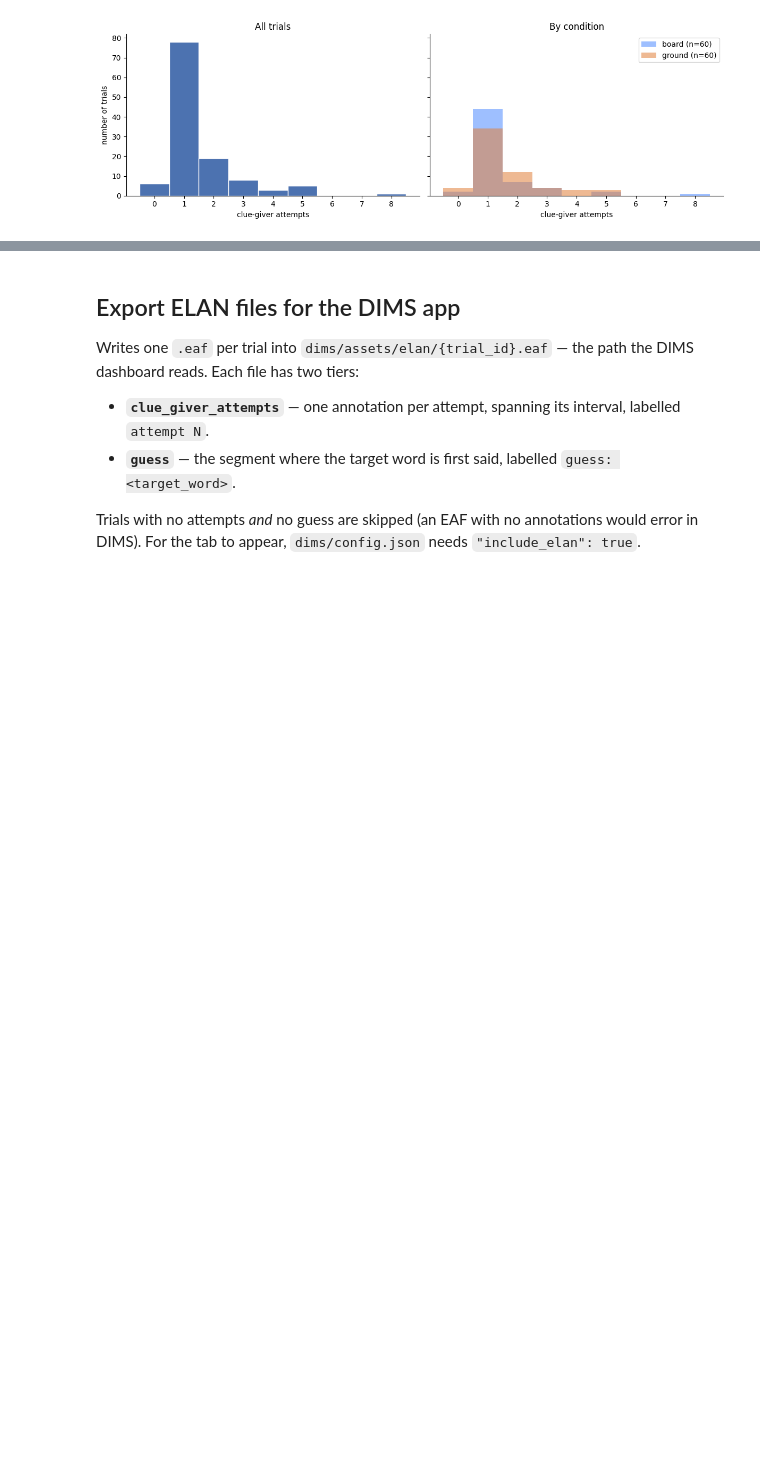
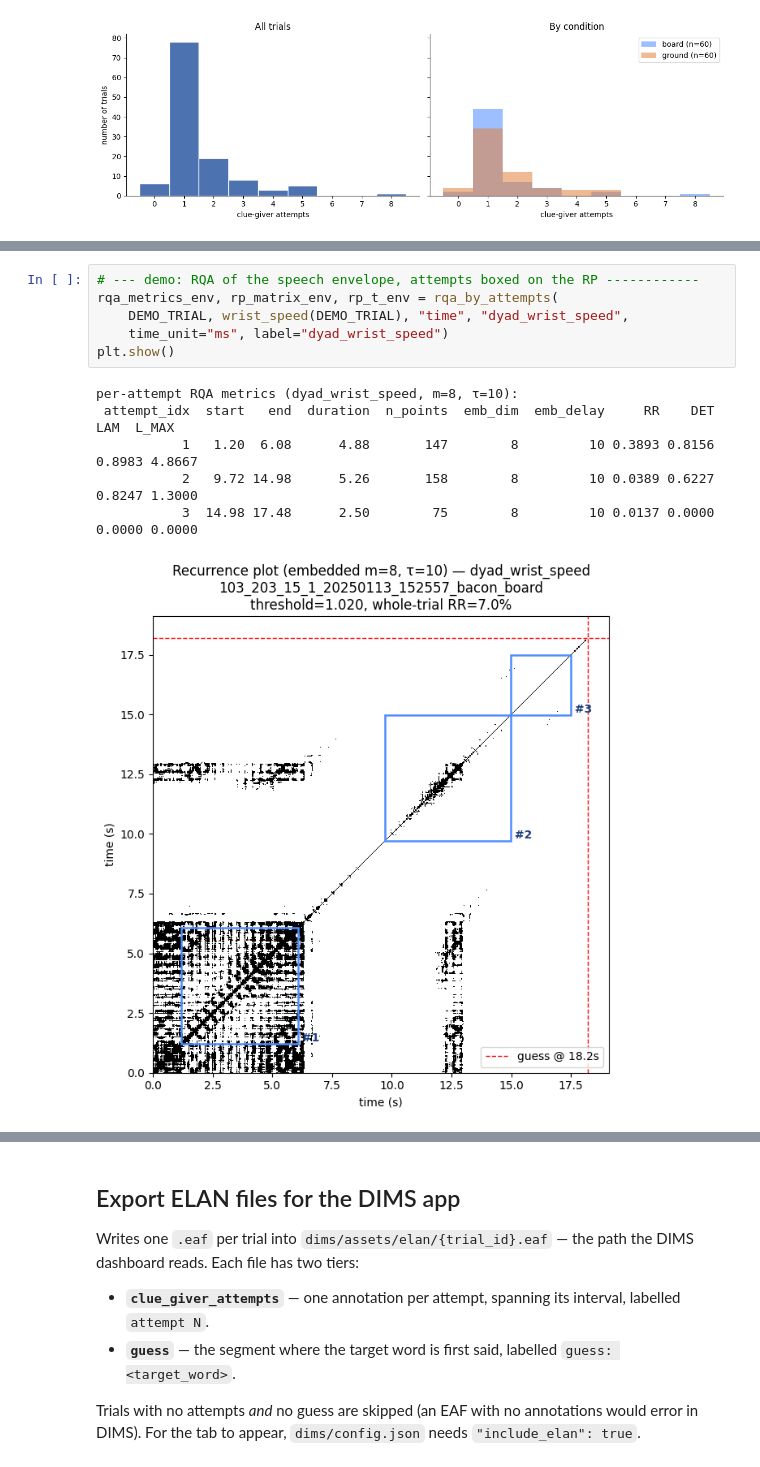
Before and after one commit to annlmphogenhuis/orangediamond, a Jupyter notebook: turntaking_attempts.ipynb, the cells around one changed output, grey strips where cells are left out. Drawn from its saved outputs; the diff is of its cells as text; blank space fills up the shorter version.

```diff
--- a/turntaking_attempts.ipynb
+++ b/turntaking_attempts.ipynb
@@ -255,0 +415,13 @@ attempt
+# %%
+# --- demo: RQA of the speech envelope, attempts boxed on the RP ------------
+rqa_metrics_env, rp_matrix_env, rp_t_env = rqa_by_attempts(
+    DEMO_TRIAL, wrist_speed(DEMO_TRIAL), "time", "dyad_wrist_speed",
+    time_unit="ms", label="dyad_wrist_speed")
+plt.show()
+# %% [output]
+per-attempt RQA metrics (dyad_wrist_speed, m=8, τ=10):
+ attempt_idx  start   end  duration  n_points  emb_dim  emb_delay     RR    DET    LAM  L_MAX
+           1   1.20  6.08      4.88       147        8         10 0.3893 0.8156 0.8983 4.8667
+           2   9.72 14.98      5.26       158        8         10 0.0389 0.6227 0.8247 1.3000
+           3  14.98 17.48      2.50        75        8         10 0.0137 0.0000 0.0000 0.0000
+[figure, added]
```
Also changed, not shown: parts of 17 cells of this notebook, 13 other files.
